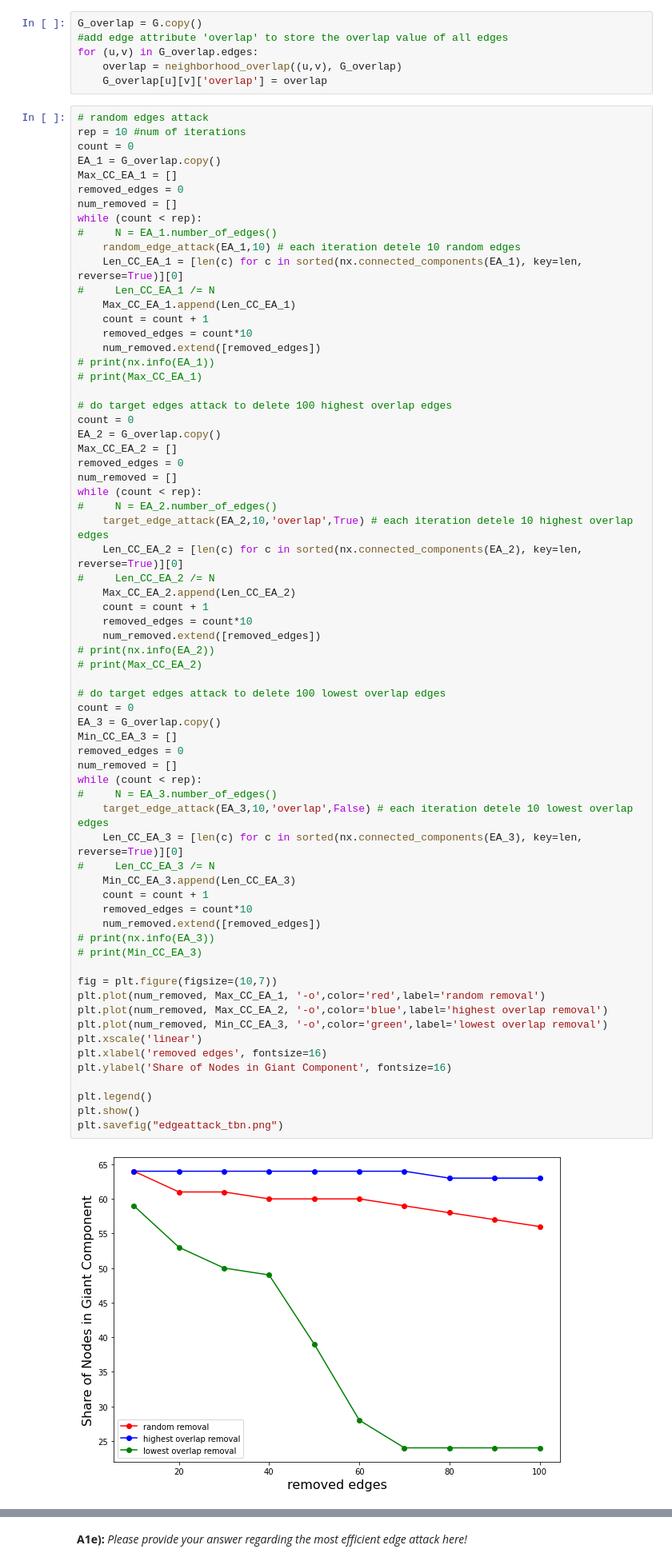
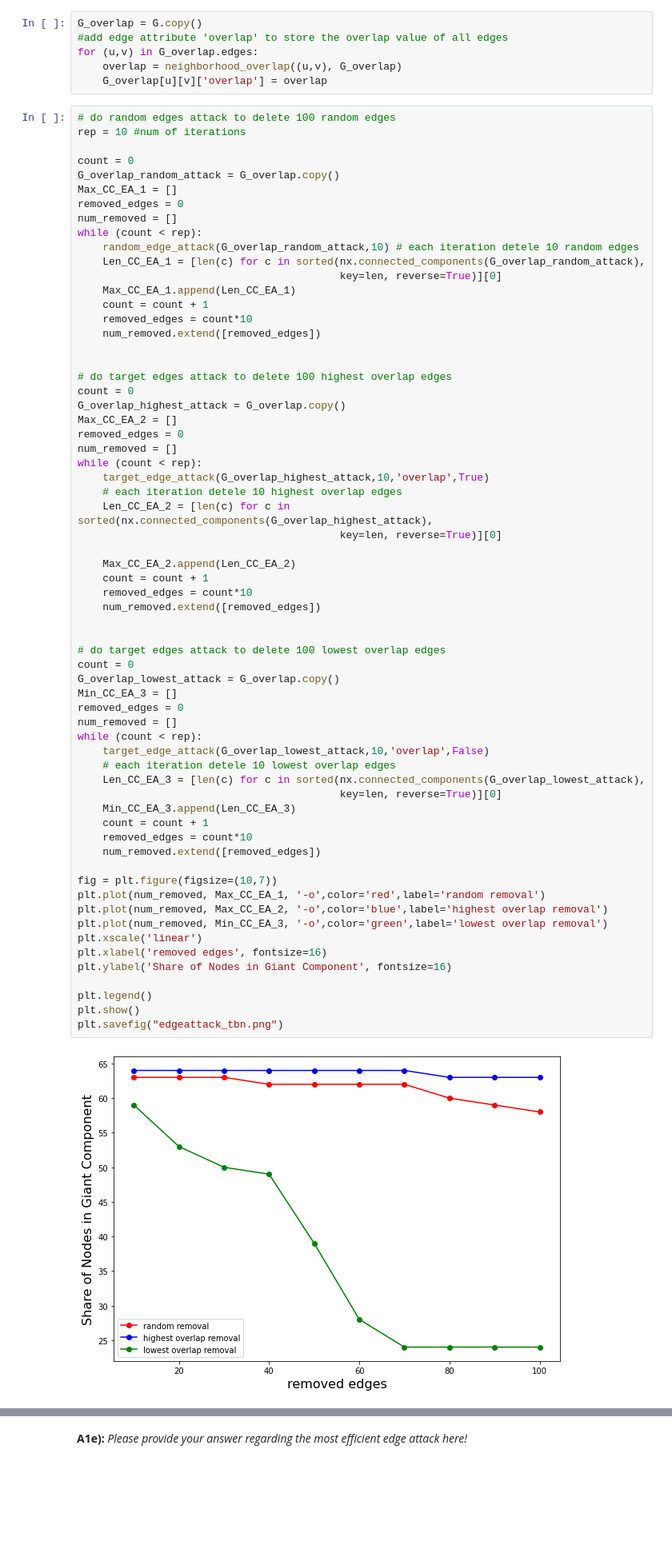
Before and after one commit to sunwen0120/social_network, a Jupyter notebook: homework_2/wen_sun_homeassignment2.ipynb, the cells around one changed output, grey strips where cells are left out. Shown at 80% size. Cells and saved outputs as stored; diff of their text form; blank space fills up the shorter version.

```diff
--- a/homework_2/wen_sun_homeassignment2.ipynb
+++ b/homework_2/wen_sun_homeassignment2.ipynb
@@ -455,72 +511,69 @@ for (u,v) in G_overlap.edges:
     overlap = neighborhood_overlap((u,v), G_overlap)
     G_overlap[u][v]['overlap'] = overlap
 # %%
-# random edges attack
+# do random edges attack to delete 100 random edges
 rep = 10 #num of iterations
+
 count = 0
-EA_1 = G_overlap.copy()
+G_overlap_random_attack = G_overlap.copy()
 Max_CC_EA_1 = []
 removed_edges = 0
 num_removed = []
 while (count < rep):
-#     N = EA_1.number_of_edges()
-    random_edge_attack(EA_1,10) # each iteration detele 10 random edges
-    Len_CC_EA_1 = [len(c) for c in sorted(nx.connected_components(EA_1), key=len, reverse=True)][0]
-#     Len_CC_EA_1 /= N
+    random_edge_attack(G_overlap_random_attack,10) # each iteration detele 10 random edges
+    Len_CC_EA_1 = [len(c) for c in sorted(nx.connected_components(G_overlap_random_attack),
+                                          key=len, reverse=True)][0]
     Max_CC_EA_1.append(Len_CC_EA_1)
     count = count + 1
     removed_edges = count*10
     num_removed.extend([removed_edges])
-# print(nx.info(EA_1))
-# print(Max_CC_EA_1)
+
 
 # do target edges attack to delete 100 highest overlap edges
 count = 0
-EA_2 = G_overlap.copy()
+G_overlap_highest_attack = G_overlap.copy()
 Max_CC_EA_2 = []
 removed_edges = 0
 num_removed = []
 while (count < rep):
-#     N = EA_2.number_of_edges()
-    target_edge_attack(EA_2,10,'overlap',True) # each iteration detele 10 highest overlap edges
-    Len_CC_EA_2 = [len(c) for c in sorted(nx.connected_components(EA_2), key=len, reverse=True)][0]
-#     Len_CC_EA_2 /= N
+    target_edge_attack(G_overlap_highest_attack,10,'overlap',True)
+    # each iteration detele 10 highest overlap edges
+    Len_CC_EA_2 = [len(c) for c in sorted(nx.connected_components(G_overlap_highest_attack),
+                                          key=len, reverse=True)][0]
+
     Max_CC_EA_2.append(Len_CC_EA_2)
     count = count + 1
     removed_edges = count*10
     num_removed.extend([removed_edges])
-# print(nx.info(EA_2))
-# print(Max_CC_EA_2)
+
 
 # do target edges attack to delete 100 lowest overlap edges
 count = 0
-EA_3 = G_overlap.copy()
+G_overlap_lowest_attack = G_overlap.copy()
 Min_CC_EA_3 = []
 removed_edges = 0
 num_removed = []
 while (count < rep):
-#     N = EA_3.number_of_edges()
-    target_edge_attack(EA_3,10,'overlap',False) # each iteration detele 10 lowest overlap edges
-    Len_CC_EA_3 = [len(c) for c in sorted(nx.connected_components(EA_3), key=len, reverse=True)][0]
-#     Len_CC_EA_3 /= N
+    target_edge_attack(G_overlap_lowest_attack,10,'overlap',False)
+    # each iteration detele 10 lowest overlap edges
+    Len_CC_EA_3 = [len(c) for c in sorted(nx.connected_components(G_overlap_lowest_attack),
+                                          key=len, reverse=True)][0]
     Min_CC_EA_3.append(Len_CC_EA_3)
     count = count + 1
     removed_edges = count*10
     num_removed.extend([removed_edges])
-# print(nx.info(EA_3))
-# print(Min_CC_EA_3)
 
 fig = plt.figure(figsize=(10,7))
 plt.plot(num_removed, Max_CC_EA_1, '-o',color='red',label='random removal')
 plt.plot(num_removed, Max_CC_EA_2, '-o',color='blue',label='highest overlap removal')
 plt.plot(num_removed, Min_CC_EA_3, '-o',color='green',label='lowest overlap removal')
 plt.xscale('linear')
 plt.xlabel('removed edges', fontsize=16)
 plt.ylabel('Share of Nodes in Giant Component', fontsize=16)
 
 plt.legend()
 plt.show()
 plt.savefig("edgeattack_tbn.png")
 # %% [output]
-[figure, old version]
+[figure, new version]
 <Figure size 432x288 with 0 Axes>
```
Also changed, not shown: parts of 14 cells of this notebook, 2 other files.
